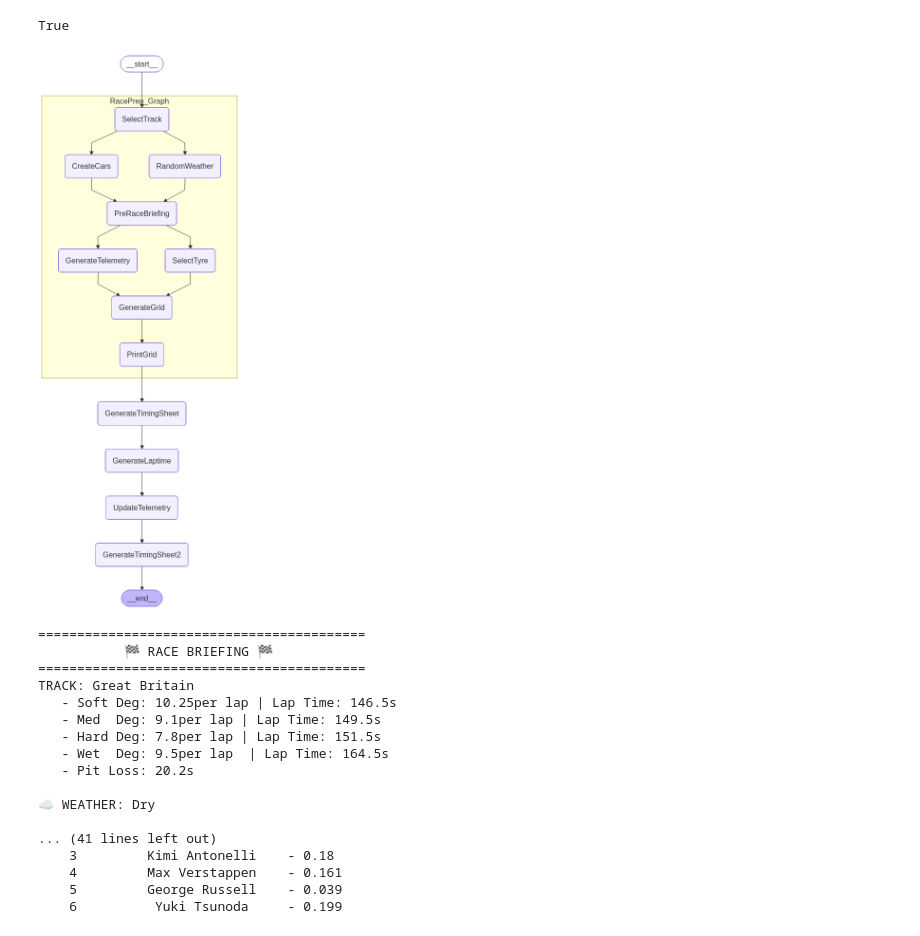
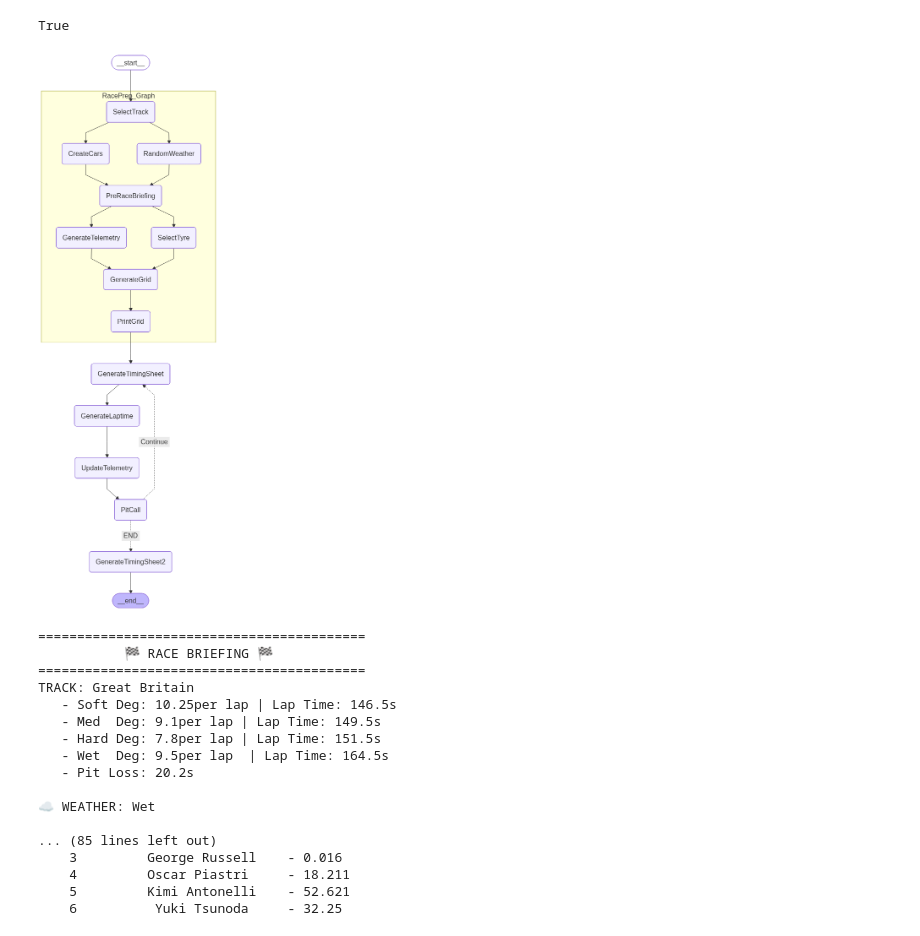
Before and after one commit to harsith1410/harsith1410-capstone-MAT496, a Jupyter notebook: src/test.ipynb, the cells around one changed output. Saved outputs shown, nothing was run; the diff lists cells and outputs as text; code cells hidden in the pictures.

```diff
--- a/src/test.ipynb
+++ b/src/test.ipynb
@@ -233,7 +234,7 @@ def generate_telemetry(State: GlobalState) -> dict:
     cars = State['Cars']
     for car in cars:
         if not car['isUser']:
-            model = ChatOpenAI(model="gpt-4o",temperature=0)
+            model = ChatOpenAI(model="gpt-4.1-nano-2025-04-14",temperature=0)
             initial_telemetry : TypedDict[TelemetryData] = {
                 "Tyre": None,
                 "TyreLaps": 0,
@@ -244,7 +245,7 @@ def generate_telemetry(State: GlobalState) -> dict:
             }
             car['Telemetry'] = initial_telemetry
 
-            input_messages = [sysmessage,HumanMessage(f"{State['Track']} and {State['Weather']} and {initial_telemetry}, the tyre deg is amt per lap so based on this data choose a tyre that will be suitable for your car. Give the answer as Soft, Medium, Hard or Wet for your car in one word. you need to use 2 different tyre compounds")]
+            input_messages = [sysmessage,HumanMessage(f"{State['Track']} and {State['Weather']} and {initial_telemetry}, the tyre deg is amt per lap so based on this data choose a tyre that will be suitable for your car. Give the answer as Soft, Medium, Hard or Wet for your car in one word and no explaination. you need to use 2 different tyre compounds")]
             res = model.invoke(input_messages)
             #print(res)
             car['Telemetry']["Tyre"] = res.content
@@ -362,7 +363,8 @@ def update_telemetry(State: GlobalState) -> dict:
 def pitCall(State: GlobalState) -> dict:
     """This tool is used to pit the cars if needed"""
 
-    for car in State['Cars']:
+    cars = State['Cars']
+    for car in cars:
         if car['isUser']:
             flag = int(input(f"{car['Telemetry']} Answer 1 if you want to pit else give 0"))
             if flag:
@@ -381,8 +383,34 @@ def pitCall(State: GlobalState) -> dict:
                     car['Telemetry']["Tyre"] = "Wet"
                 car['Telemetry']['TyreLaps'] = 0
                 car['Telemetry']['TyreDegradation'] = 0
+                car['Telemetry']['LastLapTime'] += State['Track']['PitLoss']
+                car['TotalRaceTime'] += State['Track']['PitLoss']
         else:
-            model = ChatOpenAI()
+            model = ChatOpenAI(model="gpt-4.1-nano-2025-04-14",temperature=0)
+            flag = 0
+
+
+            input_messages = [sysmessage,HumanMessage(f"{State['Track']} and {State['Weather']} and {car} and this is the other Cars and their details {cars}, the tyre deg is amt per lap so based on this data choose if you want to pit the car this lap or not. Give the answer as 0 or 1 with 0 being no and 1 being yes in one single character and no explaination")]
+            res = model.invoke(input_messages)
+            flag = int(res.content)
+            if flag:
+                input_messages.append(HumanMessage("Based on the data that you have. Give the answer as Soft, Medium, Hard or Wet for your car in one word and no explaination. you need to use 2 different tyre compounds"))
+                res = model.invoke(input_messages)
+                car['Telemetry']['Tyre']=res.content
+                car['Telemetry']['TyreLaps'] = 0
+                car['Telemetry']['TyreDegradation'] = 0
+                car['Telemetry']['LastLapTime'] += State['Track']['PitLoss']
+                car['TotalRaceTime'] += State['Track']['PitLoss']
+
+    return {'Cars':cars}
+
+def check_race_over(State: GlobalState) -> str:
+    """This tool is used to check race over"""
+    cars = State['Cars']
+    if State['CurrentLap'] >= State['TotalLaps']:
+        return 'END'
+    else:
+        return "Continue"
 # %%
 main_builder=StateGraph(GlobalState)
 
@@ -405,48 +433,51 @@ RacePrep.add_edge("RandomWeather","PreRaceBriefing")
 RacePrep.add_edge("CreateCars","PreRaceBriefing")
 RacePrep.add_edge("PreRaceBriefing","SelectTyre")
 RacePrep.add_edge("PreRaceBriefing","GenerateTelemetry")
 RacePrep.add_edge("SelectTyre","GenerateGrid")
 RacePrep.add_edge("GenerateTelemetry","GenerateGrid")
 RacePrep.add_edge("GenerateGrid","PrintGrid")
 RacePrep.add_edge("PrintGrid",END)
 
 
 RacePrep_Graph = RacePrep.compile()
 
 
 
 
 main_builder.add_node("RacePrep_Graph", RacePrep_Graph)
 main_builder.add_node("GenerateTimingSheet", generate_timing_sheet)
 main_builder.add_node("GenerateLaptime", generate_laptime)
 main_builder.add_node("UpdateTelemetry", update_telemetry)
 main_builder.add_node("GenerateTimingSheet2", generate_timing_sheet)
+main_builder.add_node("PitCall",pitCall)
 
 main_builder.add_edge(START,"RacePrep_Graph")
 main_builder.add_edge("RacePrep_Graph","GenerateTimingSheet")
 main_builder.add_edge("GenerateTimingSheet","GenerateLaptime")
 main_builder.add_edge("GenerateLaptime","UpdateTelemetry")
-main_builder.add_edge("UpdateTelemetry","GenerateTimingSheet2")
+main_builder.add_edge("UpdateTelemetry","PitCall")
+main_builder.add_conditional_edges("PitCall",check_race_over,
+                                   {"END":"GenerateTimingSheet2",
+                                    "Continue":"GenerateTimingSheet"
+                                    }
+                                   )
+
 main_builder.add_edge("GenerateTimingSheet2",END)
 
 graph = main_builder.compile()
 
 display(Image(graph.get_graph(xray=1).draw_mermaid_png()))
 # %% [output]
-[figure, old version]
+[figure, new version]
 # %%
 SampleInput = {
     "Cars": "",
     "Track": "",
     "CurrentLap": 0,
-    "TotalLaps": 63,
+    "TotalLaps": 5,
     "RaceOver": False
 }
-result=""
-try:
-    result = graph.invoke(SampleInput)
-except:
-    print("Something went wrong")
+result = graph.invoke(SampleInput)
 # %% [output]
 ==========================================
            🏁 RACE BRIEFING 🏁
@@ -458,13 +489,13 @@ TRACK: Great Britain
    - Wet  Deg: 9.5per lap  | Lap Time: 164.5s
    - Pit Loss: 20.2s
 
-☁️ WEATHER: Dry
+☁️ WEATHER: Wet
 
-... (41 lines left out)
-    3         Kimi Antonelli    - 0.18
-    4         Max Verstappen    - 0.161
-    5         George Russell    - 0.039
-    6          Yuki Tsunoda     - 0.199
+... (85 lines left out)
+    3         George Russell    - 0.016
+    4         Oscar Piastri     - 18.211
+    5         Kimi Antonelli    - 52.621
+    6          Yuki Tsunoda     - 32.25
 # %%
 result
 # %% [output]
```
Also changed, not shown: parts of 2 cells of this notebook, 11 other files.
